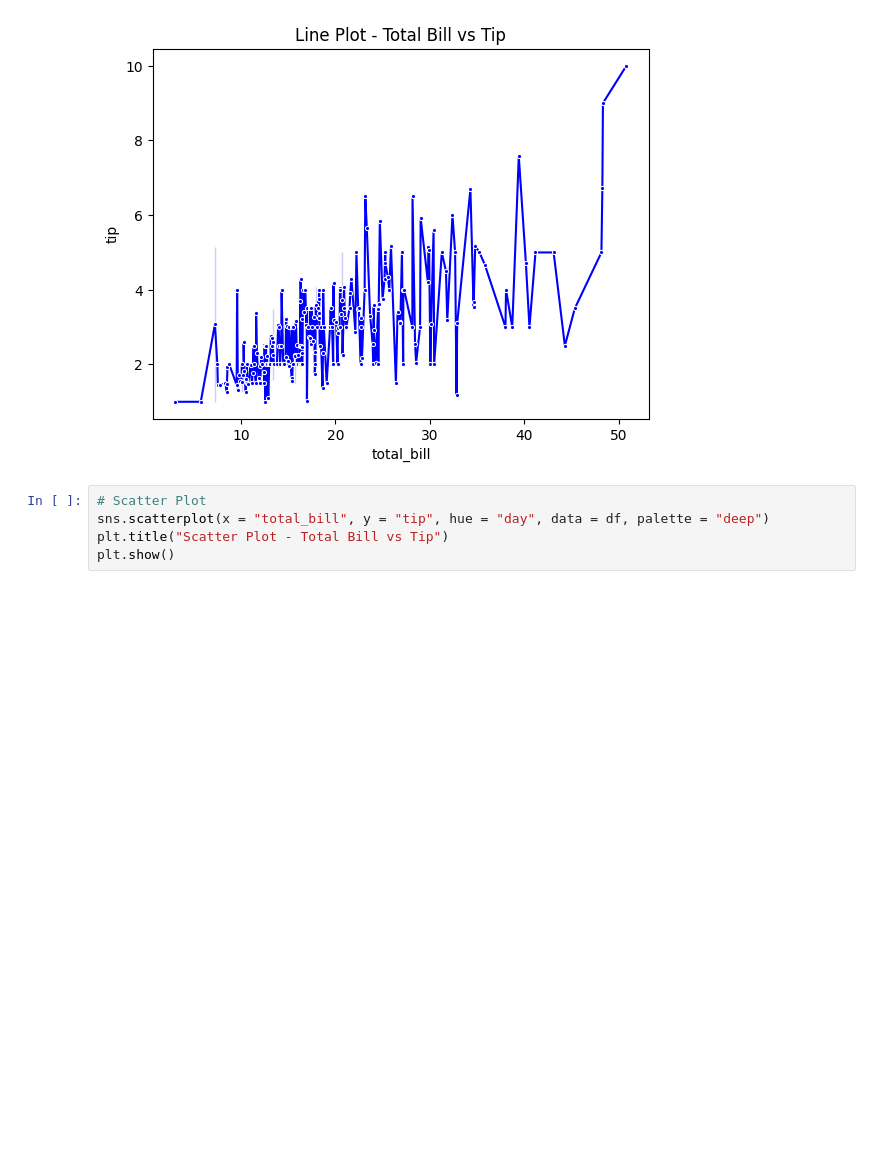
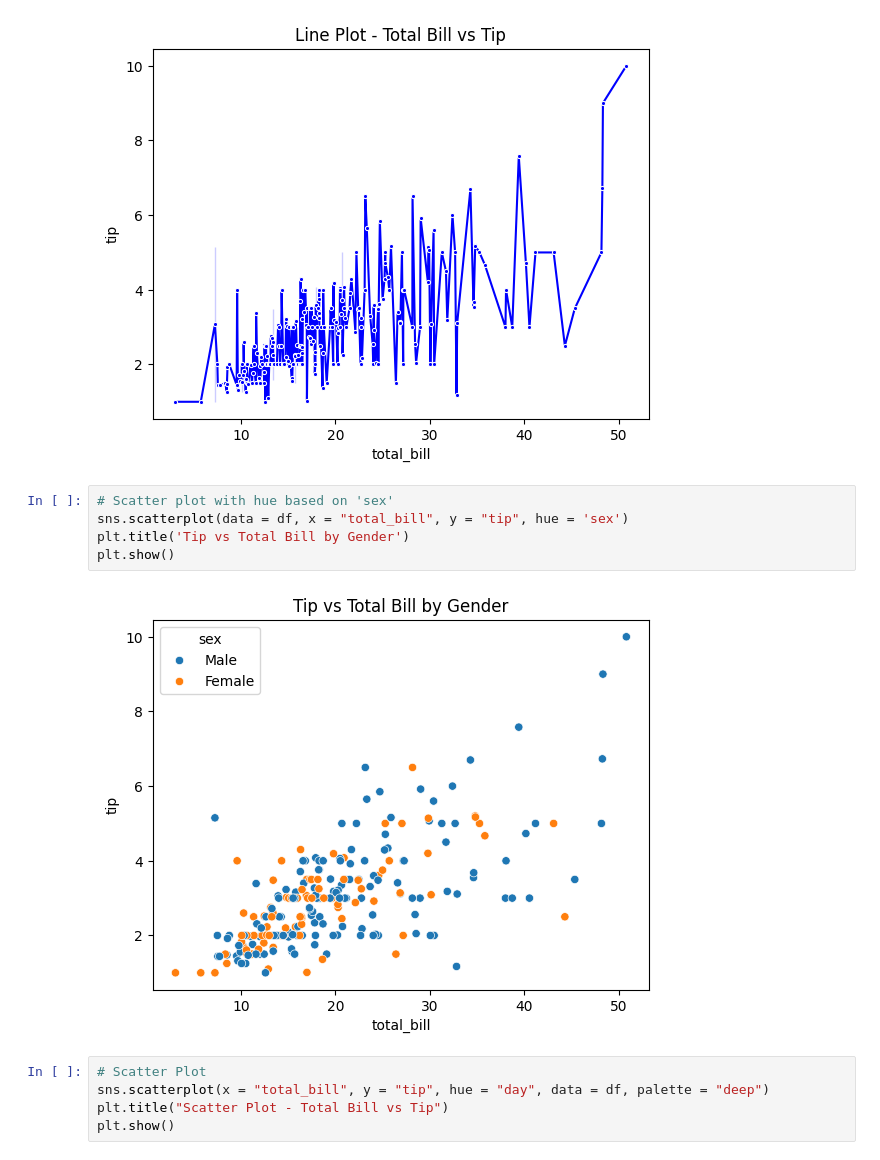
Before and after one commit to shsaniya04/Learn-Machine-Learning, a Jupyter notebook: 05_seaborn.ipynb, the cells around one changed output. Saved outputs shown, nothing was run; the diff lists cells and outputs as text; blank space fills up the shorter version.

```diff
--- a/05_seaborn.ipynb
+++ b/05_seaborn.ipynb
@@ -39,6 +39,13 @@ plt.title("Line Plot - Total Bill vs Tip")
 plt.show()
 # %% [output]
 [figure]
+# %%
+# Scatter plot with hue based on 'sex'
+sns.scatterplot(data = df, x = "total_bill", y = "tip", hue = 'sex')
+plt.title('Tip vs Total Bill by Gender')
+plt.show()
+# %% [output]
+[figure, added]
 # %%
 # Scatter Plot
 sns.scatterplot(x = "total_bill", y = "tip", hue = "day", data = df, palette = "deep")
```
Also changed, not shown: parts of 2 cells of this notebook, 4 other files.
